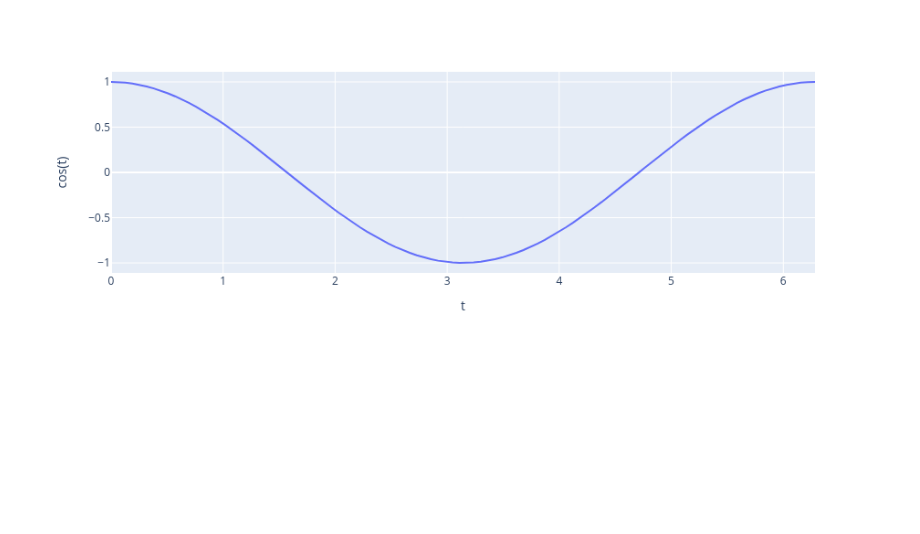
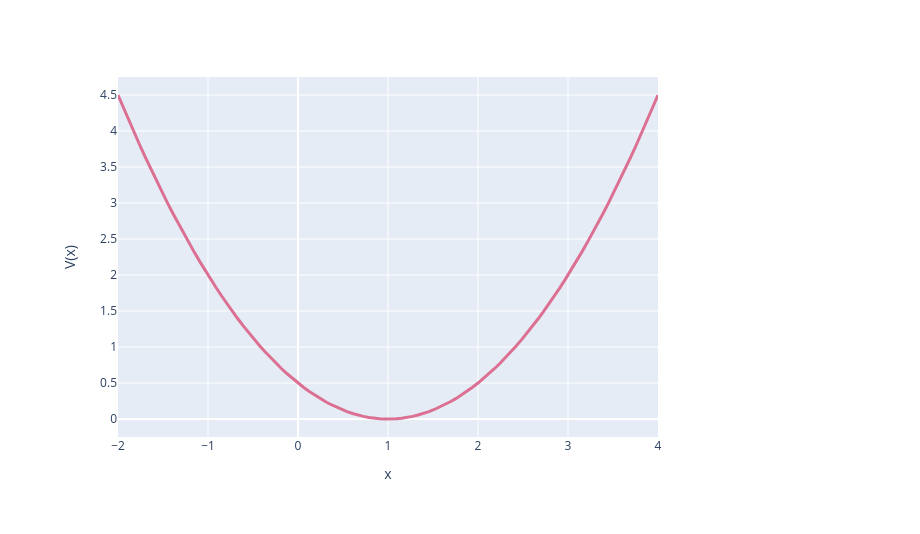
Before and after one commit to sampad95/python_and_jupyter-notebook_scripting, a Jupyter notebook: plotly/plotly_intro.ipynb, the cells around one changed output. Cells and saved outputs as stored; diff of their text form; code cells hidden in the pictures; blank space fills up the shorter version.

```diff
--- a/plotly/plotly_intro.ipynb
+++ b/plotly/plotly_intro.ipynb
@@ -2,8 +2,12 @@
 import plotly.express as px
 import numpy as np
 
-t = np.linspace(0, 2*np.pi, 100)
+x = np.linspace(-2, 4, 100)
+x0 = 1
 
-fig = px.line(x=t, y=np.cos(t), labels={'x':'t', 'y':'cos(t)'})
-fig.show()
+fig = px.line(x=x, y=0.5*(x-x0)**2, labels=dict(x='x', y='V(x)'))
+fig.update_traces(line=dict(width = 3, color = 'palevioletred'))
+
+#fig.show()
+fig.show('png')
 # %% [output]
@@ -11 +14 @@ fig.show()
-[figure, old version]
+[figure, new version]
```
Also changed, not shown: parts of 4 cells of this notebook.
